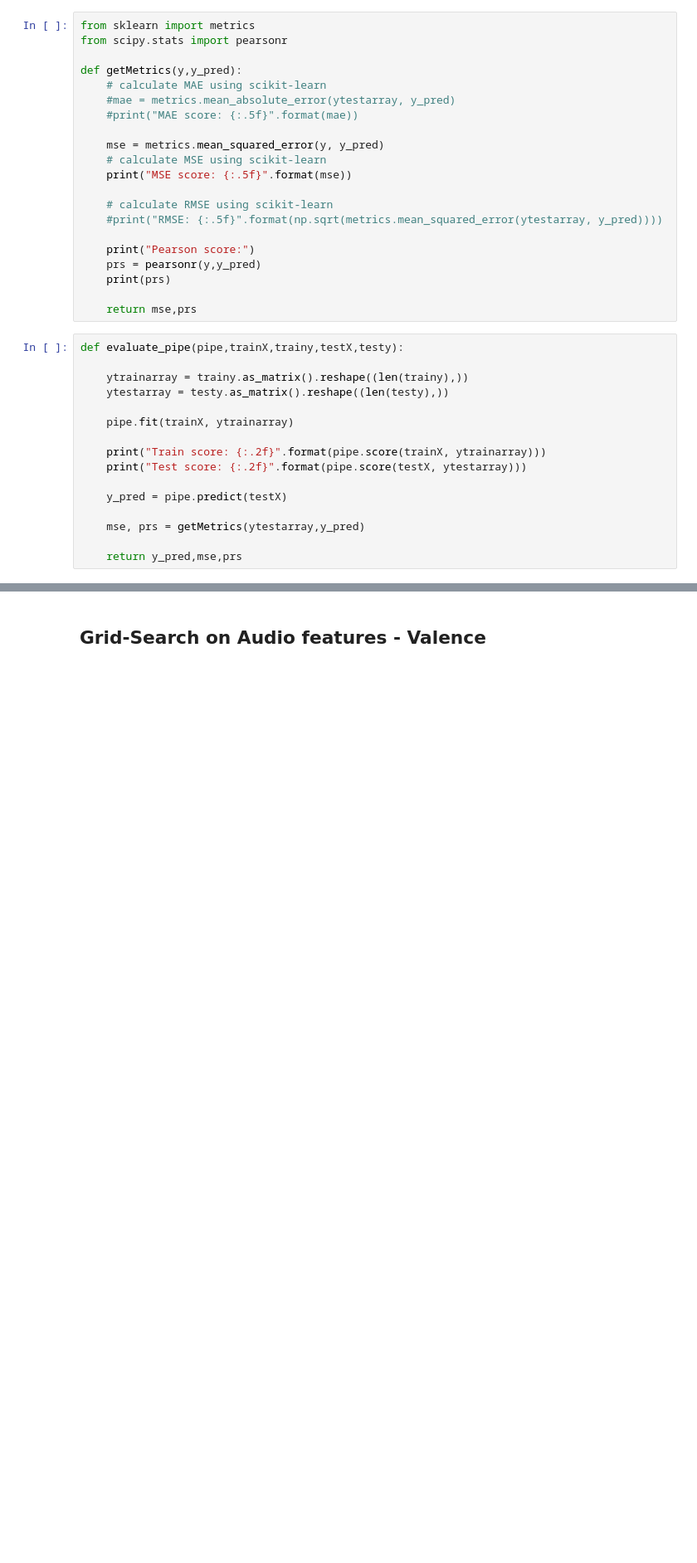
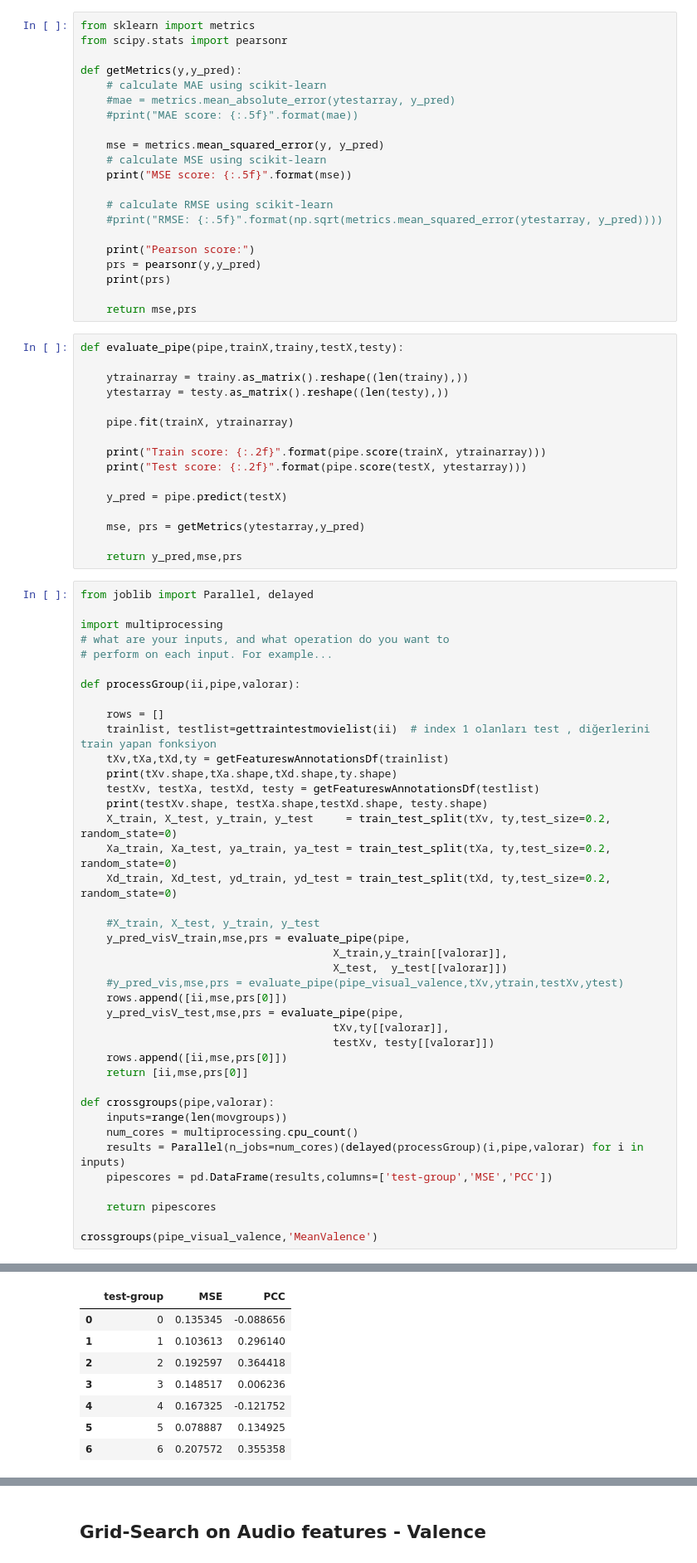
Before and after one commit to yasolix/cinevis, a Jupyter notebook: mediaeval/Valence-Arousal Prediction-ibm.ipynb, the cells around one changed output, grey strips where cells are left out. Shown at 83% size. Drawn from its saved outputs; the diff is of its cells as text; blank space fills up the shorter version.

Commit message:
paralel process added

```diff
--- a/mediaeval/Valence-Arousal Prediction-ibm.ipynb
+++ b/mediaeval/Valence-Arousal Prediction-ibm.ipynb
@@ -548,3 +574,44 @@ def evaluate_pipe(pipe,trainX,trainy,testX,testy):
     mse, prs = getMetrics(ytestarray,y_pred)
 
     return y_pred,mse,prs
+# %%
+from joblib import Parallel, delayed
+
+import multiprocessing
+# what are your inputs, and what operation do you want to
+# perform on each input. For example...
+
+def processGroup(ii,pipe,valorar):
+
+    rows = []
+    trainlist, testlist=gettraintestmovielist(ii)  # index 1 olanları test , diğerlerini train yapan fonksiyon
+    tXv,tXa,tXd,ty = getFeatureswAnnotationsDf(trainlist)
+    print(tXv.shape,tXa.shape,tXd.shape,ty.shape)
+    testXv, testXa, testXd, testy = getFeatureswAnnotationsDf(testlist)
+    print(testXv.shape, testXa.shape,testXd.shape, testy.shape)
+    X_train, X_test, y_train, y_test     = train_test_split(tXv, ty,test_size=0.2, random_state=0)
+    Xa_train, Xa_test, ya_train, ya_test = train_test_split(tXa, ty,test_size=0.2, random_state=0)
+    Xd_train, Xd_test, yd_train, yd_test = train_test_split(tXd, ty,test_size=0.2, random_state=0)
+
+    #X_train, X_test, y_train, y_test
+    y_pred_visV_train,mse,prs = evaluate_pipe(pipe,
+                                       X_train,y_train[[valorar]],
+                                       X_test,  y_test[[valorar]])
+    #y_pred_vis,mse,prs = evaluate_pipe(pipe_visual_valence,tXv,ytrain,testXv,ytest)
+    rows.append([ii,mse,prs[0]])
+    y_pred_visV_test,mse,prs = evaluate_pipe(pipe,
+                                       tXv,ty[[valorar]],
+                                       testXv, testy[[valorar]])
+    rows.append([ii,mse,prs[0]])
+    return [ii,mse,prs[0]]
+
+def crossgroups(pipe,valorar):
+    inputs=range(len(movgroups))
+    num_cores = multiprocessing.cpu_count()
+    results = Parallel(n_jobs=num_cores)(delayed(processGroup)(i,pipe,valorar) for i in inputs)
+    pipescores = pd.DataFrame(results,columns=['test-group','MSE','PCC'])
+
+    return pipescores
+
+crossgroups(pipe_visual_valence,'MeanValence')
+# %% [output]
@@ -550,0 +635,8 @@ def evaluate_pipe(pipe,trainX,trainy,testX,testy):
+|  | test-group | MSE | PCC |
+| 0 | 0 | 0.135345 | -0.088656 |
+| 1 | 1 | 0.103613 | 0.296140 |
+| 2 | 2 | 0.192597 | 0.364418 |
+| 3 | 3 | 0.148517 | 0.006236 |
+| 4 | 4 | 0.167325 | -0.121752 |
+| 5 | 5 | 0.078887 | 0.134925 |
+| 6 | 6 | 0.207572 | 0.355358 |
```
Also changed, not shown: parts of 23 cells of this notebook.
